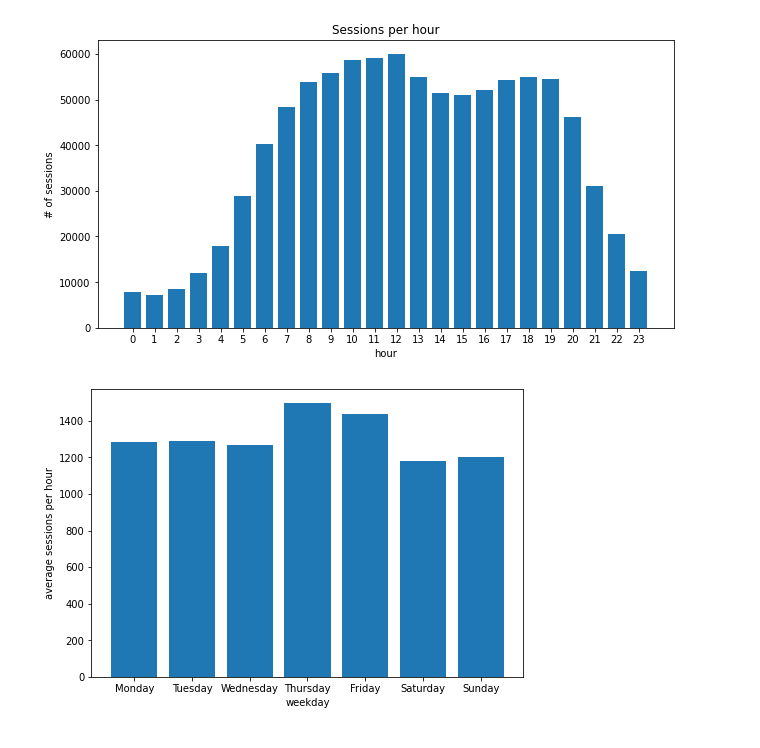
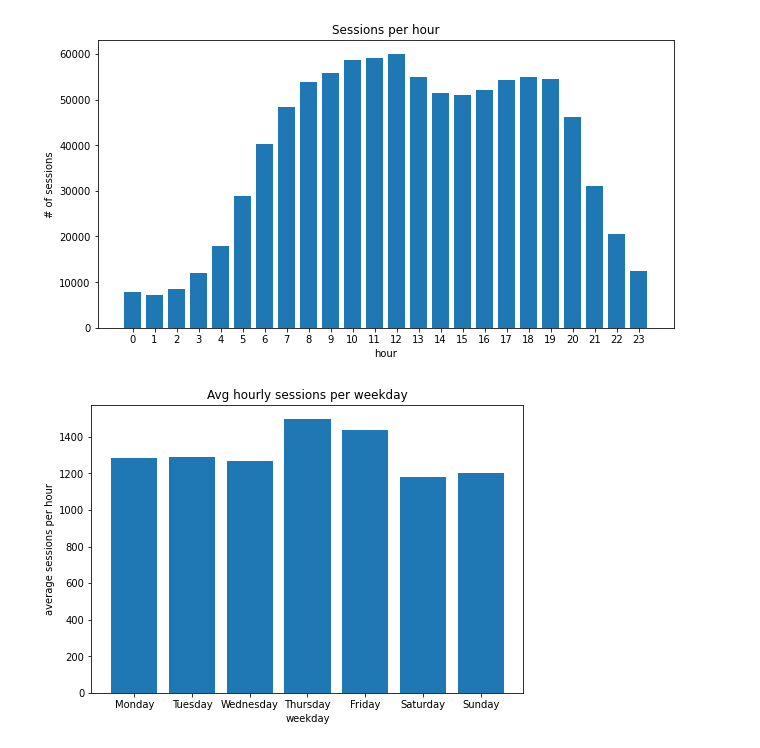
Before and after one commit to domenicocinque/ADM-HW2, a Jupyter notebook: ADM_HW02_RQ5.ipynb, the cells around one changed output. Cells and saved outputs as stored; diff of their text form; code cells hidden in the pictures.

```diff
--- a/ADM_HW02_RQ5.ipynb
+++ b/ADM_HW02_RQ5.ipynb
@@ -68,13 +68,14 @@ avg_sessions = sessions_per_weekday / weekday_count / 24
 # %%
 # plot it
 
 WEEKDAYS = ['Monday', 'Tuesday', 'Wednesday', 'Thursday', 'Friday', 'Saturday', 'Sunday']
 
 fig = plt.figure()
 ax = fig.add_axes([0,0,1,1])
 ax.bar(WEEKDAYS, avg_sessions)
+plt.title('Avg hourly sessions per weekday')
 plt.xlabel('weekday')
 plt.ylabel('average sessions per hour')
 plt.show()
 # %% [output]
-[figure, old version]
+[figure, new version]
```
Also changed, not shown: parts of 3 cells of this notebook, 2 other files.
